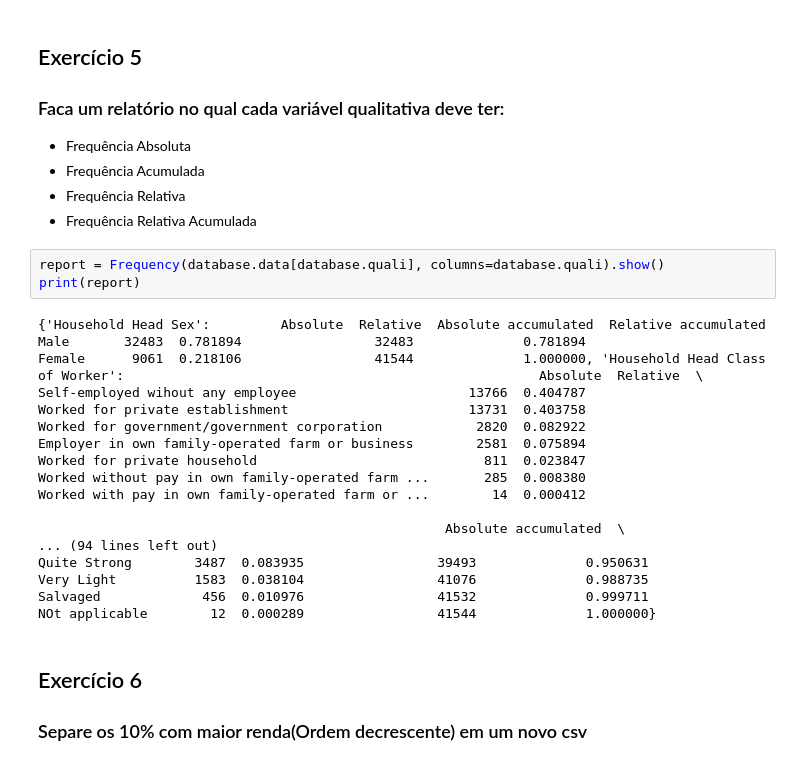
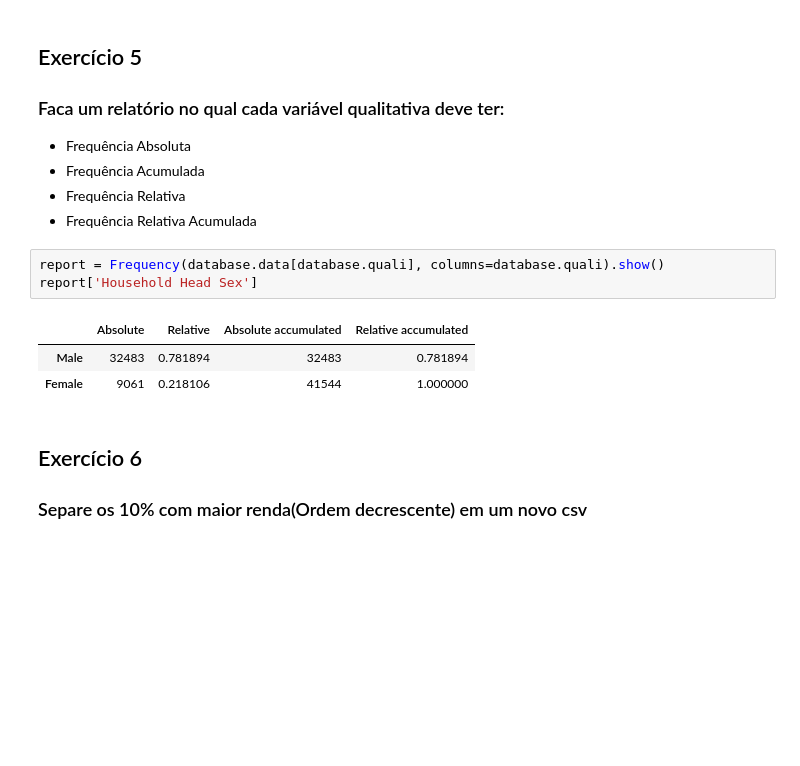
Before and after one commit to wandgibaut/lets_code_g6, a Jupyter notebook: main.ipynb, the cells around one changed output. Cells and saved outputs as stored; diff of their text form; blank space fills up the shorter version.

```diff
--- a/main.ipynb
+++ b/main.ipynb
@@ -102,25 +105,11 @@ Helper.boxplot((database.data, 'Dados Não Tratados'),(median_data, 'Outliers su
 </ul>
 # %%
 report = Frequency(database.data[database.quali], columns=database.quali).show()
-print(report)
+report['Household Head Sex']
 # %% [output]
-{'Household Head Sex':         Absolute  Relative  Absolute accumulated  Relative accumulated
-Male       32483  0.781894                 32483              0.781894
-Female      9061  0.218106                 41544              1.000000, 'Household Head Class of Worker':                                                     Absolute  Relative  \
-Self-employed wihout any employee                      13766  0.404787
-Worked for private establishment                       13731  0.403758
-Worked for government/government corporation            2820  0.082922
-Employer in own family-operated farm or business        2581  0.075894
-Worked for private household                             811  0.023847
-Worked without pay in own family-operated farm ...       285  0.008380
-Worked with pay in own family-operated farm or ...        14  0.000412
-
-                                                    Absolute accumulated  \
-... (94 lines left out)
-Quite Strong        3487  0.083935                 39493              0.950631
-Very Light          1583  0.038104                 41076              0.988735
-Salvaged             456  0.010976                 41532              0.999711
-NOt applicable        12  0.000289                 41544              1.000000}
+|  | Absolute | Relative | Absolute accumulated | Relative accumulated |
+| Male | 32483 | 0.781894 | 32483 | 0.781894 |
+| Female | 9061 | 0.218106 | 41544 | 1.000000 |
 # %% [markdown]
 <h2>Exercício 6</h2>
 <h3>Separe os 10% com maior renda(Ordem decrescente) em um novo csv</h3>
```
Also changed, not shown: parts of 5 cells of this notebook, 1 other file.
